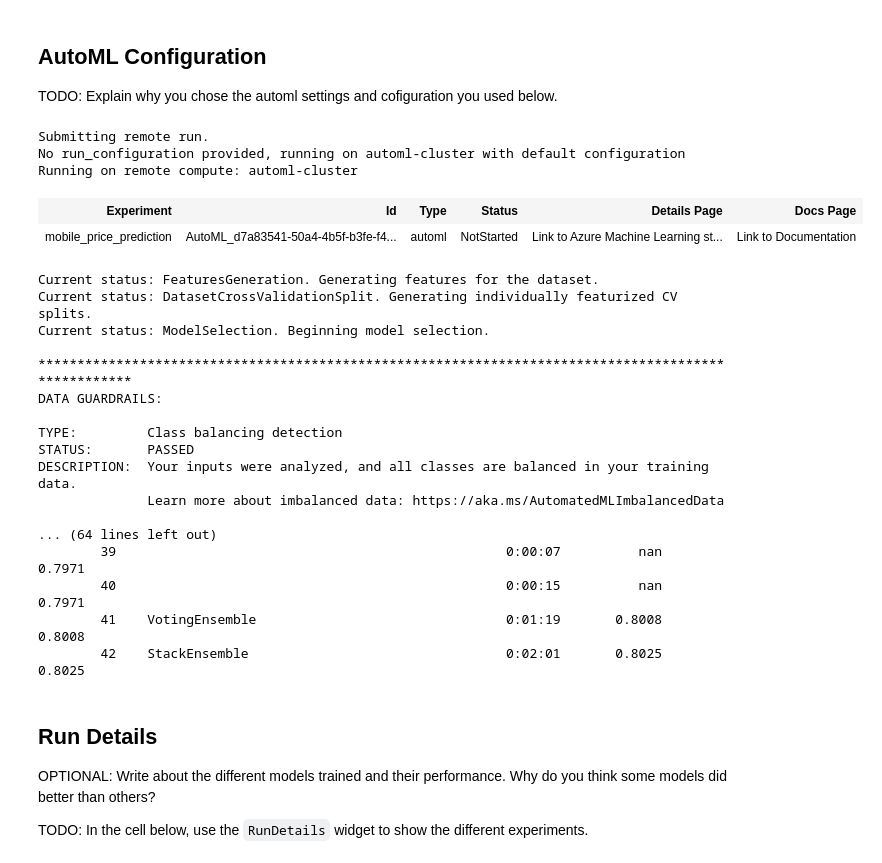
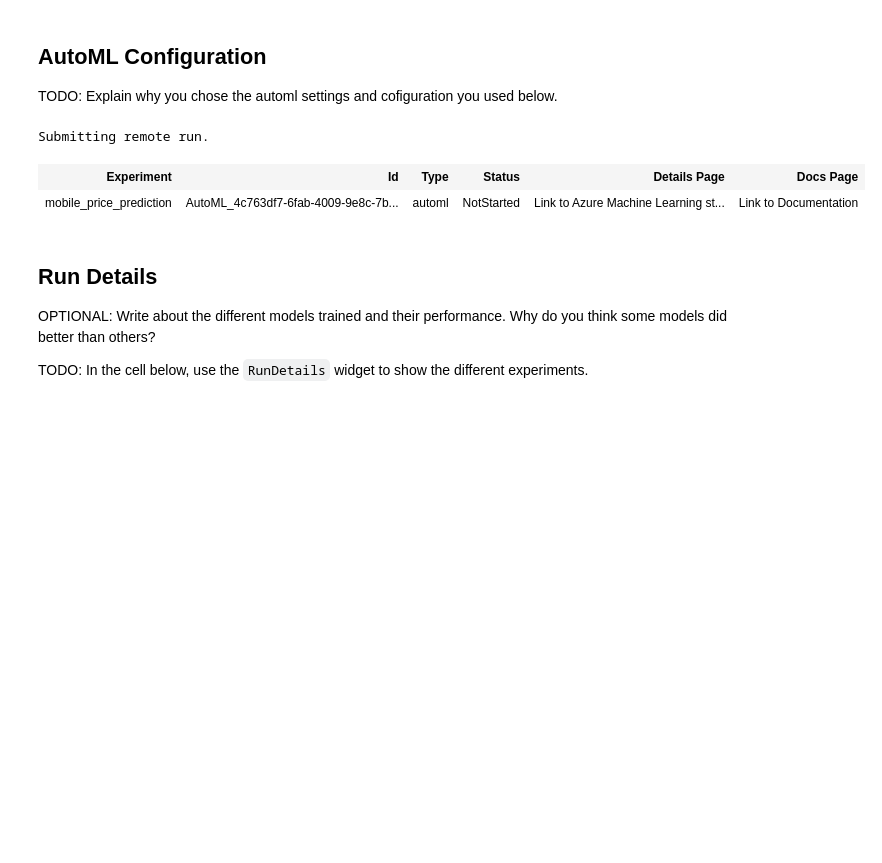
Before and after one commit to valeriapolozun/machine_learning_azure_capstone, a Jupyter notebook: automl.ipynb, the cells around one changed output. Cells and saved outputs as stored; diff of their text form; code cells hidden in the pictures; blank space fills up the shorter version.

```diff
--- a/automl.ipynb
+++ b/automl.ipynb
@@ -133,7 +135,7 @@ TODO: Explain why you chose the automl settings and cofiguration you used below.
 # %%
 # TODO: Put your automl settings here
 automl_settings = {
-    "experiment_timeout_minutes": 30,
+    "experiment_timeout_minutes": 25,
     "max_concurrent_iterations": 4,
     "primary_metric" : 'accuracy'
 }
@@ -151,30 +153,12 @@ automl_config = AutoMLConfig(
 )
 # %%
 # TODO: Submit your experiment
-remote_run = experiment.submit(automl_config, show_output = True)
+#remote_run = experiment.submit(automl_config, show_output = True)
+remote_run = experiment.submit(automl_config)
 # %% [output]
 Submitting remote run.
-No run_configuration provided, running on automl-cluster with default configuration
-Running on remote compute: automl-cluster
 | Experiment | Id | Type | Status | Details Page | Docs Page |
-| mobile_price_prediction | AutoML_d7a83541-50a4-4b5f-b3fe-f4... | automl | NotStarted | Link to Azure Machine Learning st... | Link to Documentation |
+| mobile_price_prediction | AutoML_4c763df7-6fab-4009-9e8c-7b... | automl | NotStarted | Link to Azure Machine Learning st... | Link to Documentation |
-Current status: FeaturesGeneration. Generating features for the dataset.
-Current status: DatasetCrossValidationSplit. Generating individually featurized CV splits.
-Current status: ModelSelection. Beginning model selection.
-
-****************************************************************************************************
-DATA GUARDRAILS:
-
-TYPE:         Class balancing detection
-STATUS:       PASSED
-DESCRIPTION:  Your inputs were analyzed, and all classes are balanced in your training data.
-              Learn more about imbalanced data: https://aka.ms/AutomatedMLImbalancedData
-
-... (64 lines left out)
-        39                                                  0:00:07          nan    0.7971
-        40                                                  0:00:15          nan    0.7971
-        41    VotingEnsemble                                0:01:19       0.8008    0.8008
-        42    StackEnsemble                                 0:02:01       0.8025    0.8025
 # %% [markdown]
 ## Run Details
 
```
Also changed, not shown: parts of 19 cells of this notebook, 2 other files.
